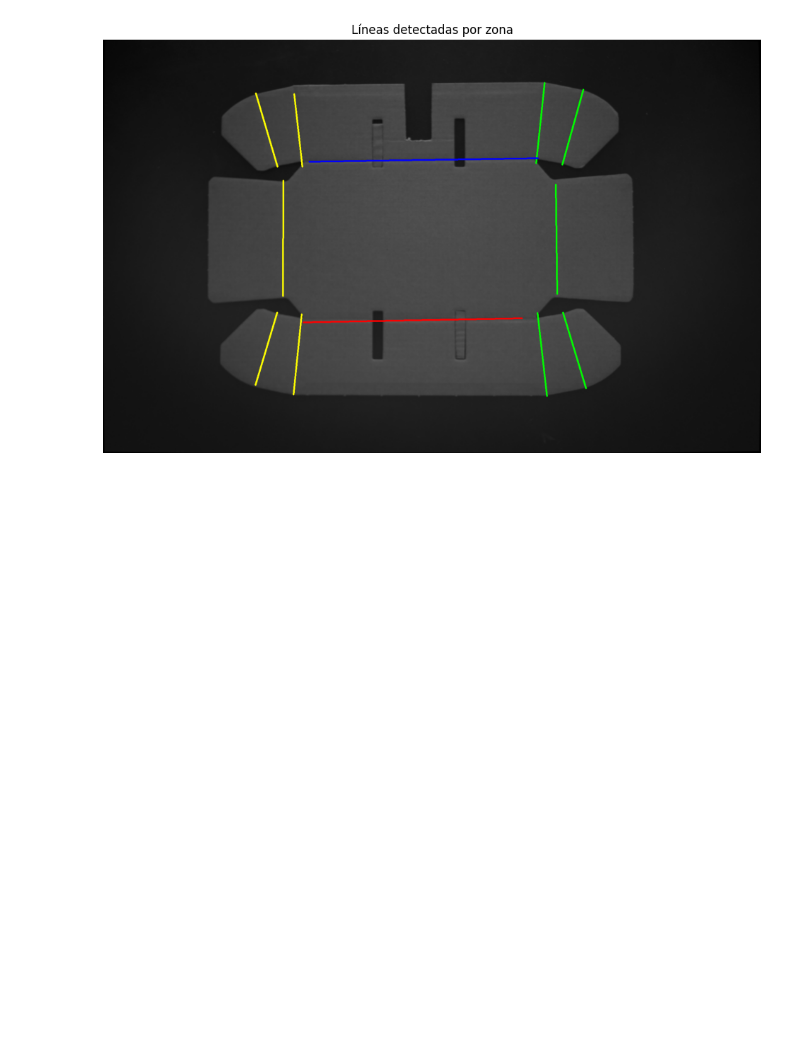
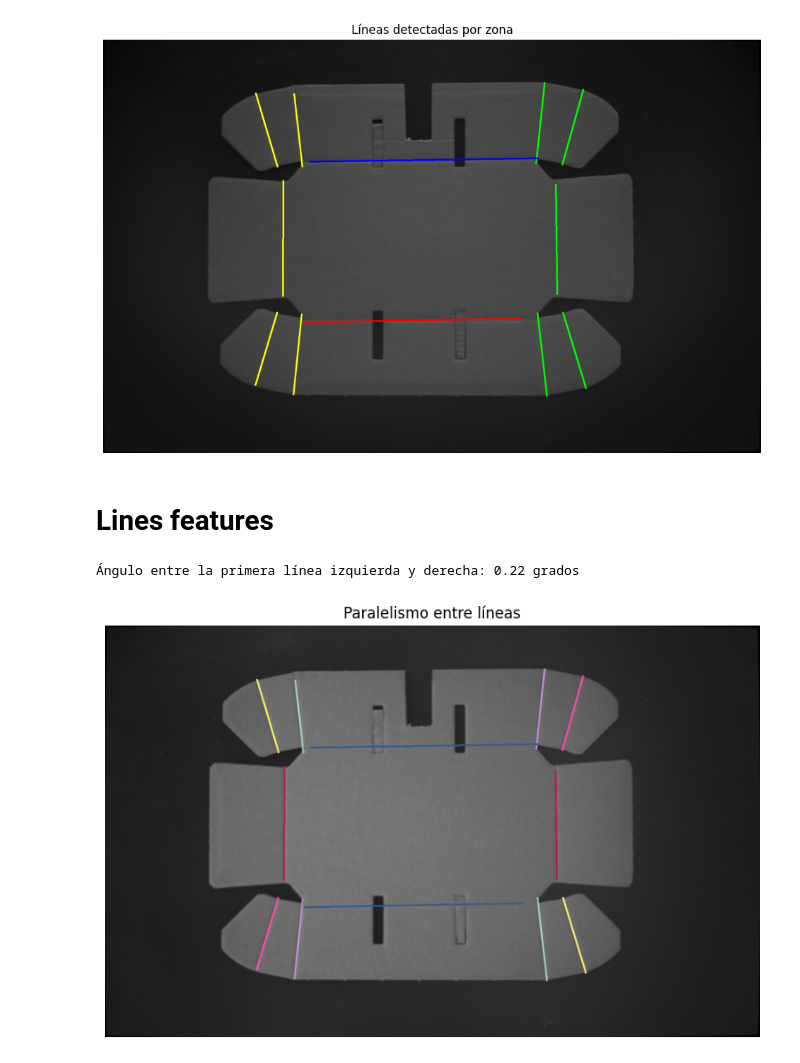
Before and after one commit to fore1806/CBFD, a Jupyter notebook: line_detection.ipynb, the cells around one changed output. Saved outputs shown, nothing was run; the diff lists cells and outputs as text; code cells hidden in the pictures; blank space fills up the shorter version.

Commit message:
Lines parallelism

```diff
--- a/line_detection.ipynb
+++ b/line_detection.ipynb
@@ -343,3 +343,60 @@ plt.axis("off")
 plt.show()
 # %% [output]
 [figure]
+# %% [markdown]
+# Lines features
+# %%
+def angle_between_lines(line1, line2):
+    x1, y1, x2, y2 = line1
+    a1 = np.arctan2(y2 - y1, x2 - x1)
+
+    x3, y3, x4, y4 = line2
+    a2 = np.arctan2(y4 - y3, x4 - x3)
+
+    angle_diff = np.abs(a1 - a2)
+    angle_diff = min(angle_diff, np.pi - angle_diff)  # obtener el menor ángulo
+
+    return np.degrees(angle_diff)
+
+#angle_diff = angle_between_lines(left_lines[2], right_lines[3])
+angle_diff = angle_between_lines(up_lines[0], down_lines[0])
+print(f"Ángulo entre la primera línea izquierda y derecha: {angle_diff:.2f} grados")
+# %% [output]
+Ángulo entre la primera línea izquierda y derecha: 0.22 grados
+# %%
+from itertools import combinations
+def draw_parallel_groups(image, lines, angle_threshold=5):
+    output = cv.cvtColor(image, cv.COLOR_GRAY2BGR)
+    line_groups = []
+    used = set()
+
+    # Agrupar líneas paralelas
+    for i, j in combinations(range(len(lines)), 2):
+        if i in used or j in used:
+            continue
+        angle_diff = angle_between_lines(lines[i], lines[j])
+        if angle_diff <= angle_threshold:
+            line_groups.append([lines[i], lines[j]])
+            used.add(i)
+            used.add(j)
+
+    # Dibujar líneas de cada grupo con un color único
+    for group in line_groups:
+        color = np.random.randint(0, 255, 3).tolist()
+        for x1, y1, x2, y2 in group:
+            cv.line(output, (x1, y1), (x2, y2), color, 3)
+
+    return output
+# %%
+all_lines = left_lines + right_lines + up_lines + down_lines
+vertical_parallel_groups = draw_parallel_groups(blurred, all_lines, angle_threshold=2)
+#output_image = draw_parallel_groups(vertical_parallel_groups, [up_lines[0], down_lines[0]], angle_threshold=5)
+
+# Mostrar la imagen
+plt.figure(figsize=(10, 6))
+plt.title("Paralelismo entre líneas")
+plt.imshow(cv.cvtColor(vertical_parallel_groups, cv.COLOR_BGR2RGB))
+plt.axis("off")
+plt.show()
+# %% [output]
+[figure, added]
```
